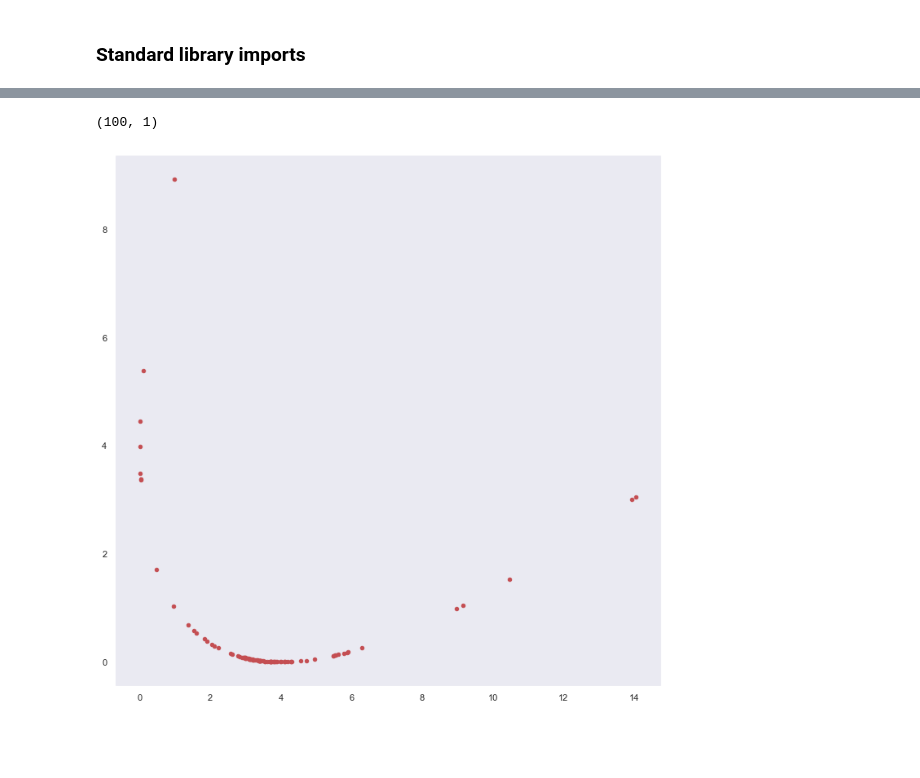
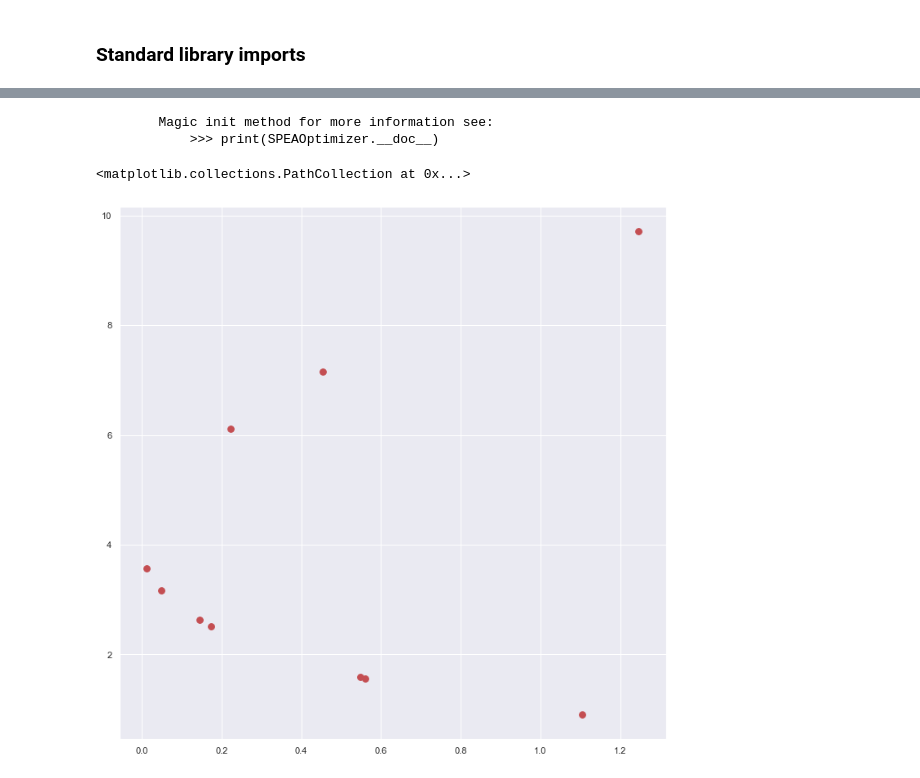
Before and after one commit to kzajac97/SPEA, a Jupyter notebook: SPEA/notebooks/run.ipynb, the cells around one changed output, grey strips where cells are left out. Saved outputs shown, nothing was run; the diff lists cells and outputs as text; code cells hidden in the pictures; blank space fills up the shorter version.

```diff
--- a/SPEA/notebooks/run.ipynb
+++ b/SPEA/notebooks/run.ipynb
@@ -41,7 +28,20 @@ from source.spea_optimizer import SPEAOptimizer
 # %%
 def schaffer_function(x):  # soruce: https://www.researchgate.net/publication/2446107_A_Multiobjective_Evolutionary_Algorithm_The_Study_Cases
     return [x**2, (x - 2)**2]
+# %%
+print(SPEAOptimizer.__init__.__doc__)
+# %% [output]
+        Magic init method for more information see:
+            >>> print(SPEAOptimizer.__doc__)
 # %%
-optimzier = SPEAOptimizer(schaffer_function, 1, "min")
+optimzier = SPEAOptimizer(
+    schaffer_function,
+    n_dim=1,
+    mode="min",
+    mutation_operator="gaussian",
+    crossover_operator="center",
+    selection_operator="binary_tournament",
+    clustering_method="affinity_propagation"
+)
 # %%
 history = optimzier.optimize(
@@ -58,19 +56,15 @@ history = optimzier.optimize(
     silent=False,
     logging=False,
 )
-# %%
-history.shape
-# %% [output]
-(100, 1)
+# %%
+pareto_front = optimzier.pareto_front(n_solutions=10)
 # %%
 plt.figure(figsize=[12, 12])
-sns.set()
 
-values = np.apply_along_axis(schaffer_function, 1, history)
-plt.scatter(values[:, 0], values[:, 1], c="r", s=20)
-
-plt.grid()
+values = np.apply_along_axis(schaffer_function, 0, pareto_front)
+plt.scatter(values[0, :], values[1, :], c="r", s=60)
 # %% [output]
+<matplotlib.collections.PathCollection at 0x...>
-[figure, old version]
+[figure, new version]
 # %%
 plt.figure(figsize=[12, 12])
```
Also changed, not shown: parts of 10 cells of this notebook, 1 other file.
